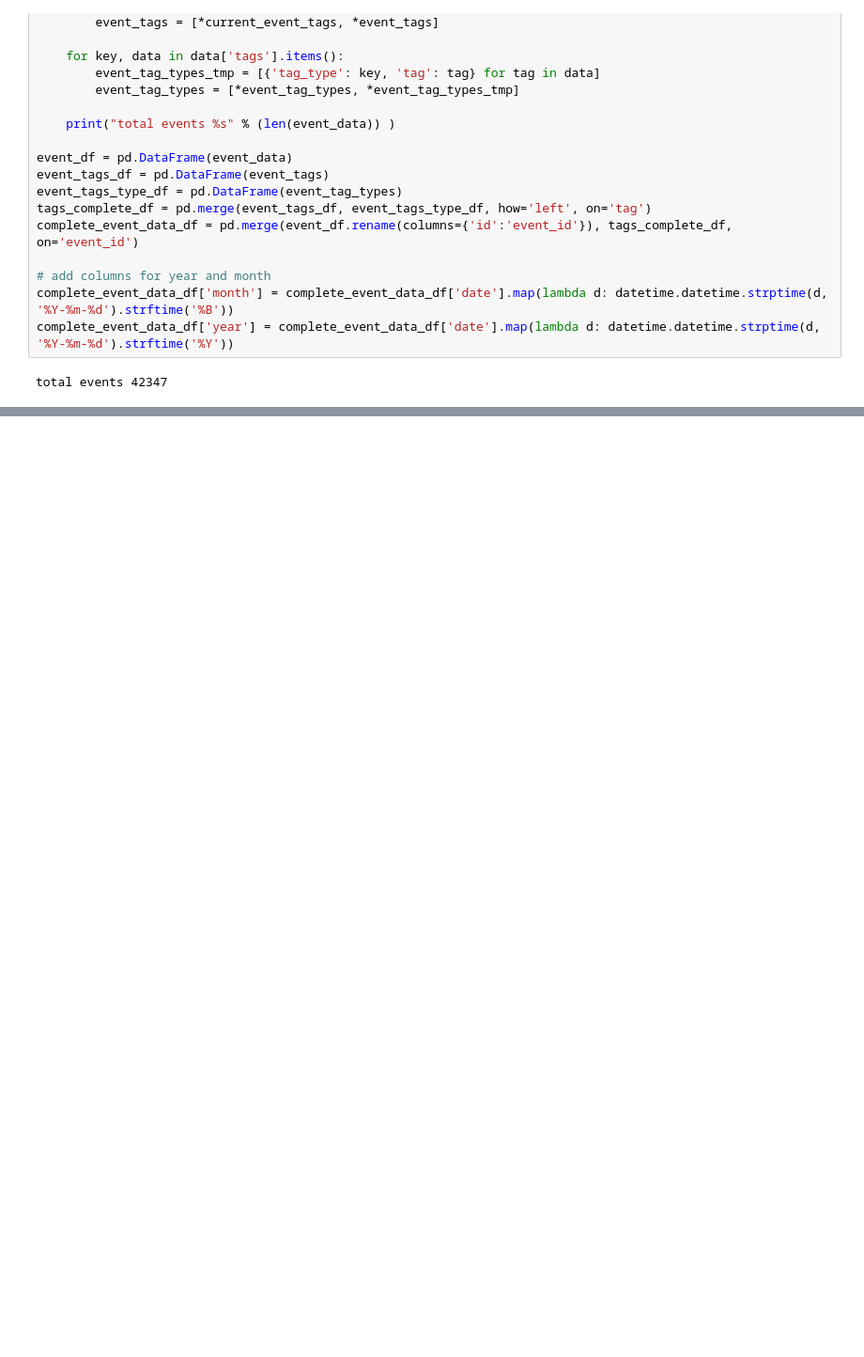
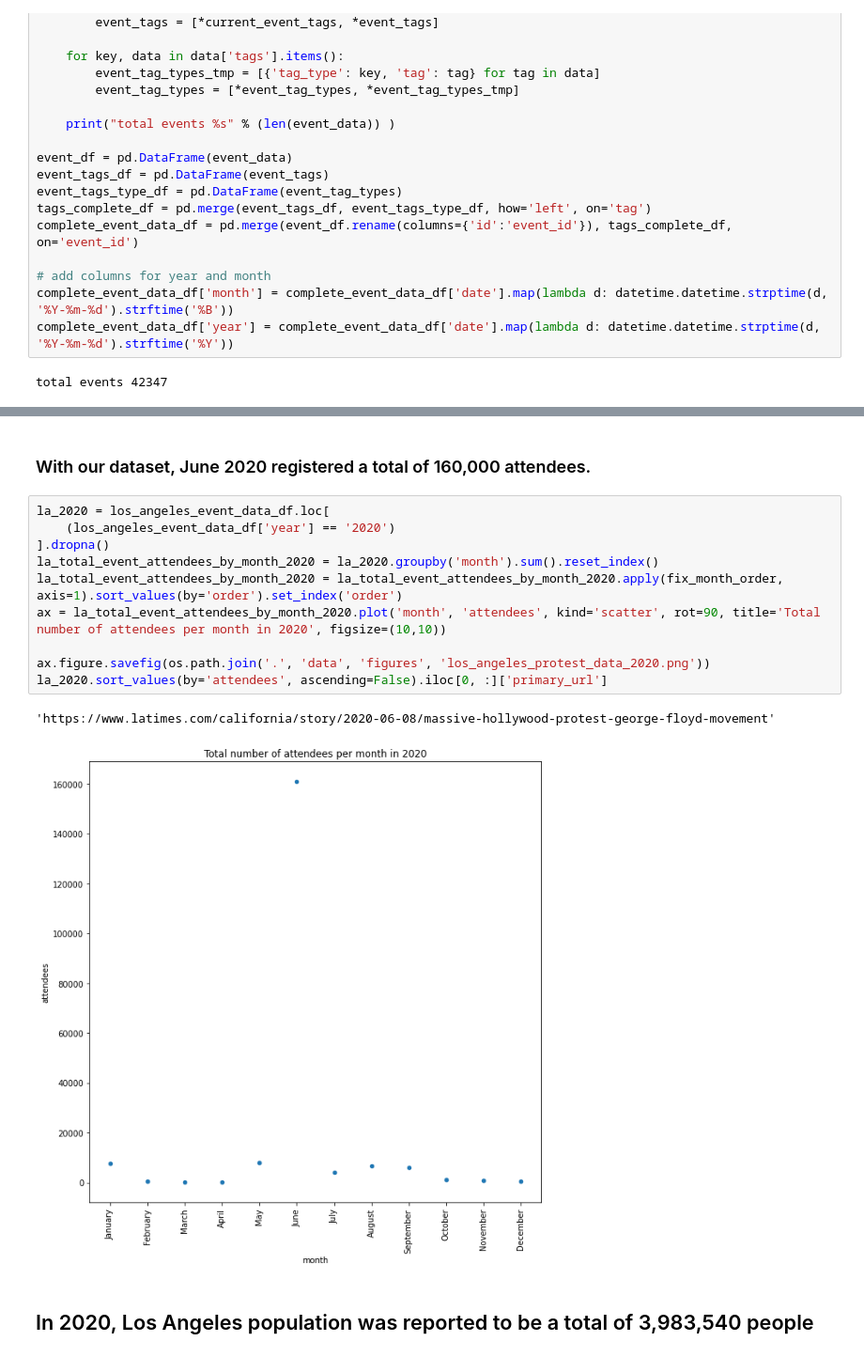
Before and after one commit to Navilongo/COVID-correlations-in-Los-Angeles-Analysis, a Jupyter notebook: Covid19 Analysis.ipynb, the cells around one changed output, grey strips where cells are left out. Shown at 94% size. Cells and saved outputs as stored; diff of their text form; blank space fills up the shorter version.

```diff
--- a/Covid19 Analysis.ipynb
+++ b/Covid19 Analysis.ipynb
@@ -82,0 +187,17 @@ for year_i in range(len(years)):
+# %% [markdown]
+### With our dataset, June 2020 registered a total of 160,000 attendees.
+# %%
+la_2020 = los_angeles_event_data_df.loc[
+    (los_angeles_event_data_df['year'] == '2020')
+].dropna()
+la_total_event_attendees_by_month_2020 = la_2020.groupby('month').sum().reset_index()
+la_total_event_attendees_by_month_2020 = la_total_event_attendees_by_month_2020.apply(fix_month_order, axis=1).sort_values(by='order').set_index('order')
+ax = la_total_event_attendees_by_month_2020.plot('month', 'attendees', kind='scatter', rot=90, title='Total number of attendees per month in 2020', figsize=(10,10))
+
+ax.figure.savefig(os.path.join('.', 'data', 'figures', 'los_angeles_protest_data_2020.png'))
+la_2020.sort_values(by='attendees', ascending=False).iloc[0, :]['primary_url']
+# %% [output]
+'https://www.latimes.com/california/story/2020-06-08/massive-hollywood-protest-george-floyd-movement'
+[figure, added]
+# %% [markdown]
+## In 2020, Los Angeles population was reported to be a total of 3,983,540 people
```
Also changed, not shown: parts of 25 cells of this notebook, 6 other files.
